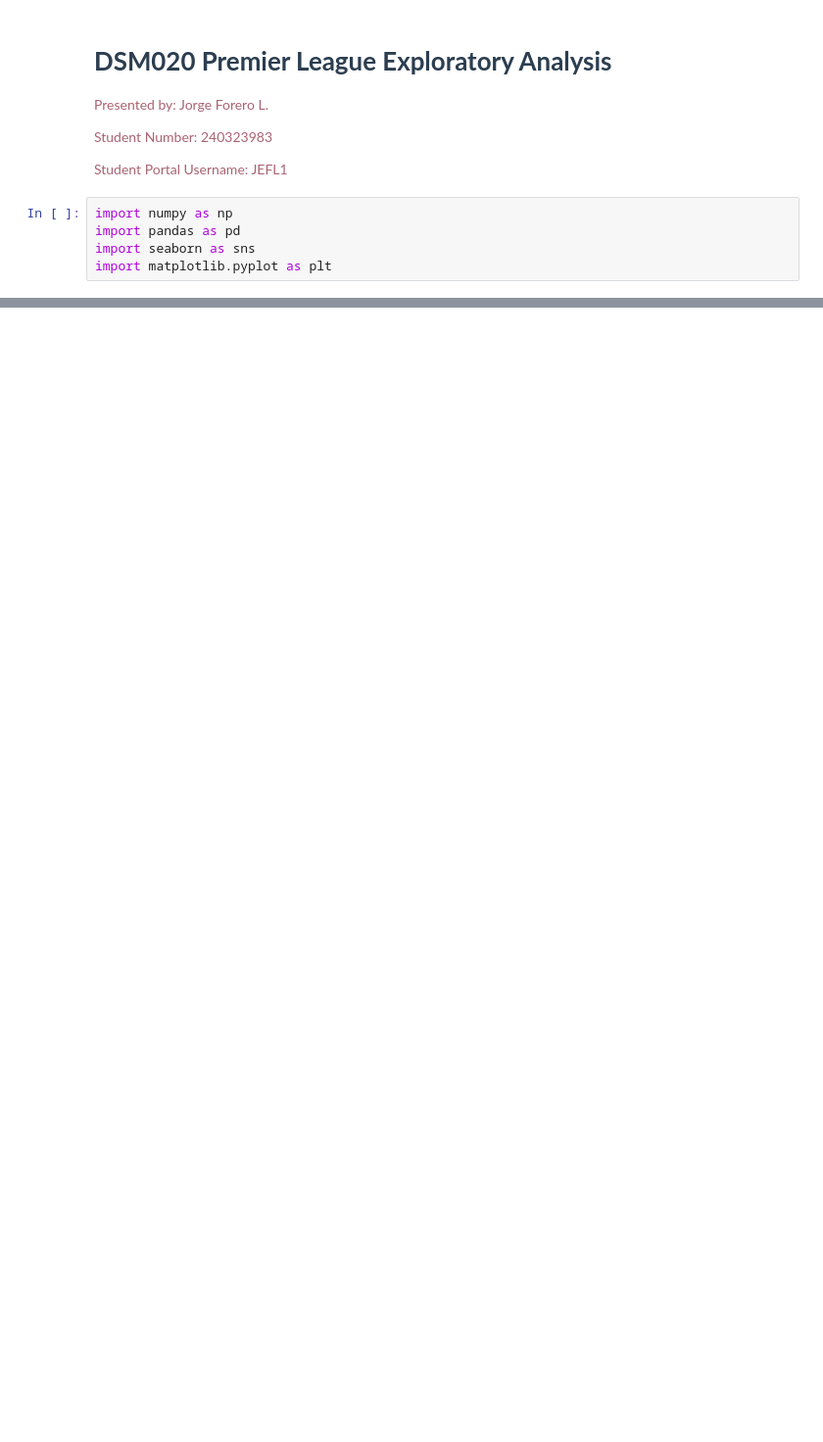
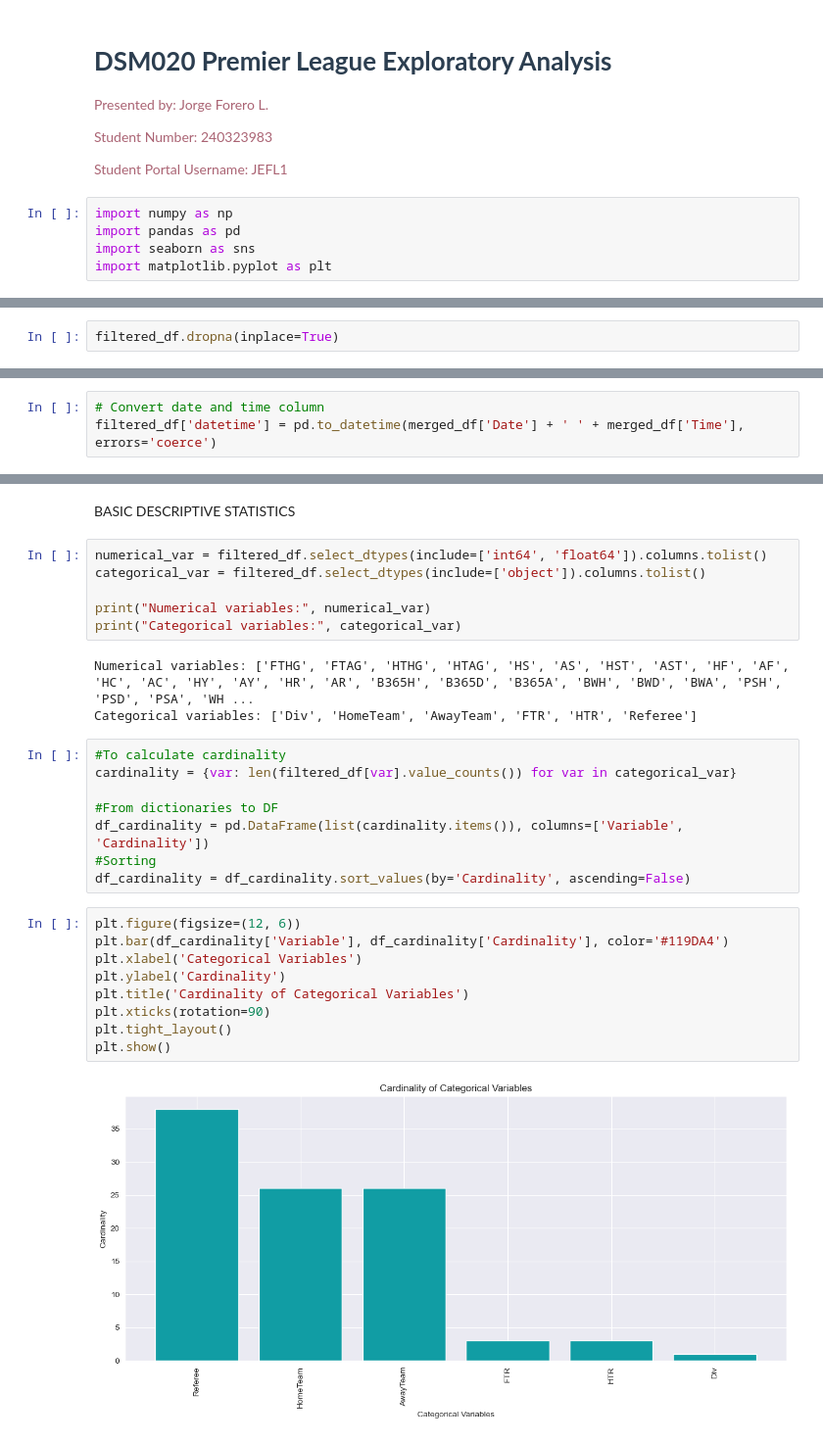
Before and after one commit to jforeroluque/Premier_League_Data_Analysis, a Jupyter notebook: DSM020_Premier_League_EA.ipynb, the cells around one changed output, grey strips where cells are left out. Shown at 98% size. Drawn from its saved outputs; the diff is of its cells as text; blank space fills up the shorter version.

Commit message:
Infinite data exploration

```diff
--- a/DSM020_Premier_League_EA.ipynb
+++ b/DSM020_Premier_League_EA.ipynb
@@ -59,0 +146,2 @@ Length: 106, dtype: int64
+# %%
+filtered_df.dropna(inplace=True)
@@ -59,0 +157,3 @@ Length: 106, dtype: int64
+# %%
+# Convert date and time column
+filtered_df['datetime'] = pd.to_datetime(merged_df['Date'] + ' ' + merged_df['Time'], errors='coerce')
@@ -59,0 +180,30 @@ Length: 106, dtype: int64
+# %% [markdown]
+BASIC DESCRIPTIVE STATISTICS
+# %%
+numerical_var = filtered_df.select_dtypes(include=['int64', 'float64']).columns.tolist()
+categorical_var = filtered_df.select_dtypes(include=['object']).columns.tolist()
+
+print("Numerical variables:", numerical_var)
+print("Categorical variables:", categorical_var)
+# %% [output]
+Numerical variables: ['FTHG', 'FTAG', 'HTHG', 'HTAG', 'HS', 'AS', 'HST', 'AST', 'HF', 'AF', 'HC', 'AC', 'HY', 'AY', 'HR', 'AR', 'B365H', 'B365D', 'B365A', 'BWH', 'BWD', 'BWA', 'PSH', 'PSD', 'PSA', 'WH ...
+Categorical variables: ['Div', 'HomeTeam', 'AwayTeam', 'FTR', 'HTR', 'Referee']
+# %%
+#To calculate cardinality
+cardinality = {var: len(filtered_df[var].value_counts()) for var in categorical_var}
+
+#From dictionaries to DF
+df_cardinality = pd.DataFrame(list(cardinality.items()), columns=['Variable', 'Cardinality'])
+#Sorting
+df_cardinality = df_cardinality.sort_values(by='Cardinality', ascending=False)
+# %%
+plt.figure(figsize=(12, 6))
+plt.bar(df_cardinality['Variable'], df_cardinality['Cardinality'], color='#119DA4')
+plt.xlabel('Categorical Variables')
+plt.ylabel('Cardinality')
+plt.title('Cardinality of Categorical Variables')
+plt.xticks(rotation=90)
+plt.tight_layout()
+plt.show()
+# %% [output]
+[figure, added]
```
Also changed, not shown: parts of 14 cells of this notebook.
